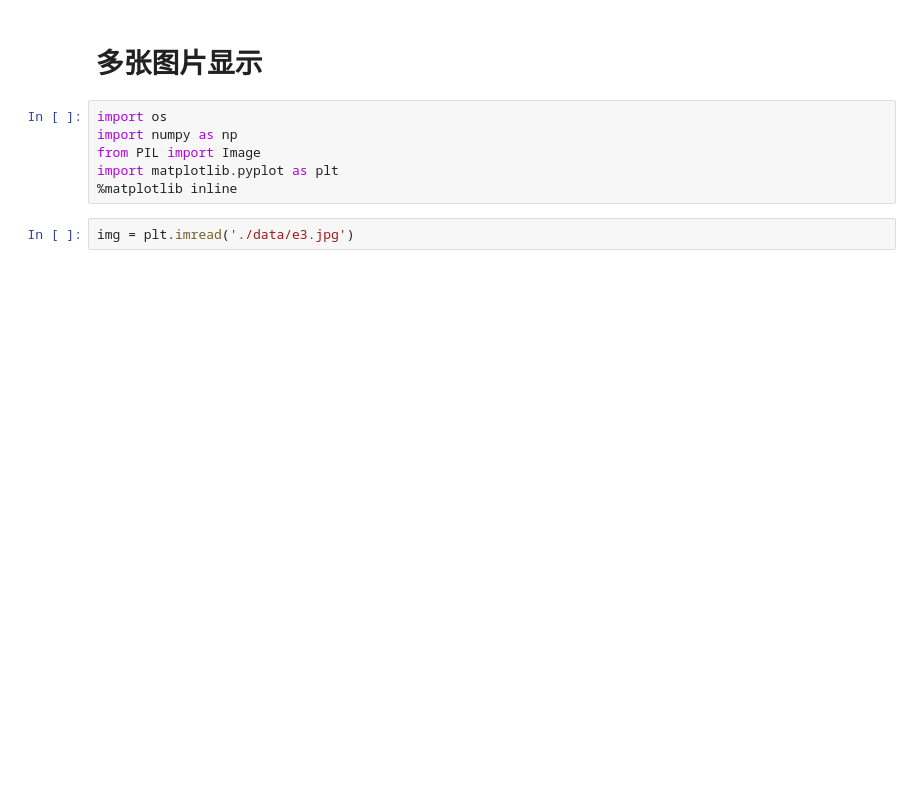
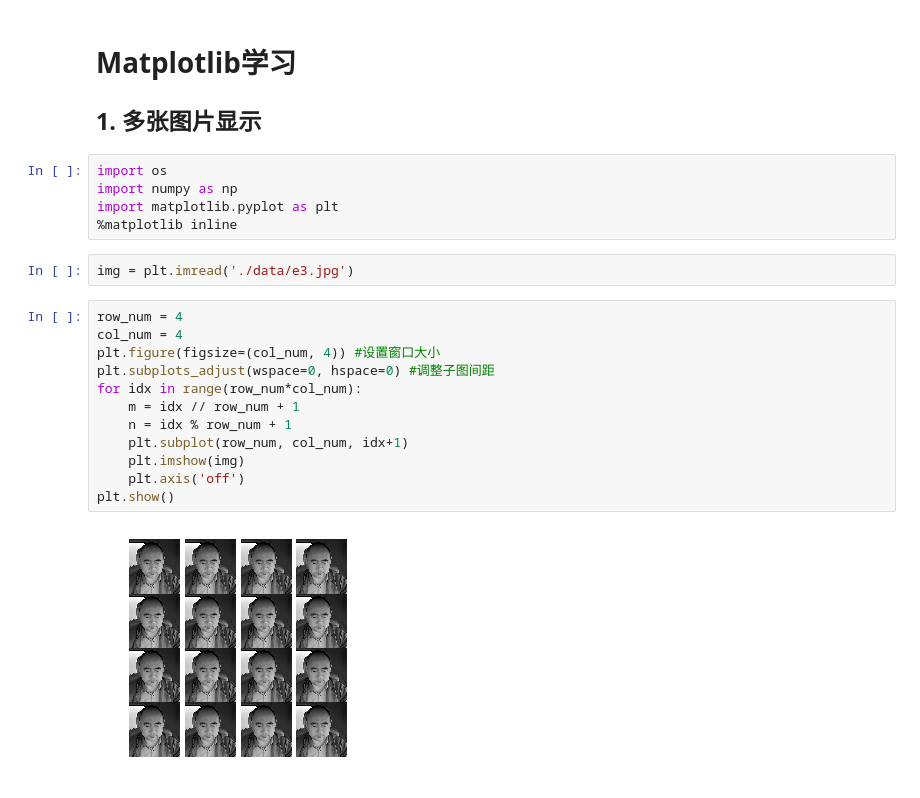
Before and after one commit to itisianlee/self-tools, a Jupyter notebook: matplotlib-subplot-image-show.ipynb, the cells around one changed output. Cells and saved outputs as stored; diff of their text form; blank space fills up the shorter version.

Commit message:
Update:matplotlib learning

```diff
--- a/matplotlib-subplot-image-show.ipynb
+++ b/matplotlib-subplot-image-show.ipynb
@@ -1,13 +1,27 @@
 # %% [markdown]
-# 多张图片显示
+# Matplotlib学习
+## 1. 多张图片显示
 # %%
 import os
 import numpy as np
-from PIL import Image
 import matplotlib.pyplot as plt
 %matplotlib inline
 # %%
 img = plt.imread('./data/e3.jpg')
+# %%
+row_num = 4
+col_num = 4
+plt.figure(figsize=(col_num, 4)) #设置窗口大小
+plt.subplots_adjust(wspace=0, hspace=0) #调整子图间距
+for idx in range(row_num*col_num):
+    m = idx // row_num + 1
+    n = idx % row_num + 1
+    plt.subplot(row_num, col_num, idx+1)
+    plt.imshow(img)
+    plt.axis('off')
+plt.show()
+# %% [output]
+[figure, added]
 # %%
 plt.figure(figsize=(10,3)) #设置窗口大小
 plt.suptitle('Multi_Image') # 图片名称
```
Also changed, not shown: parts of 19 cells of this notebook.
